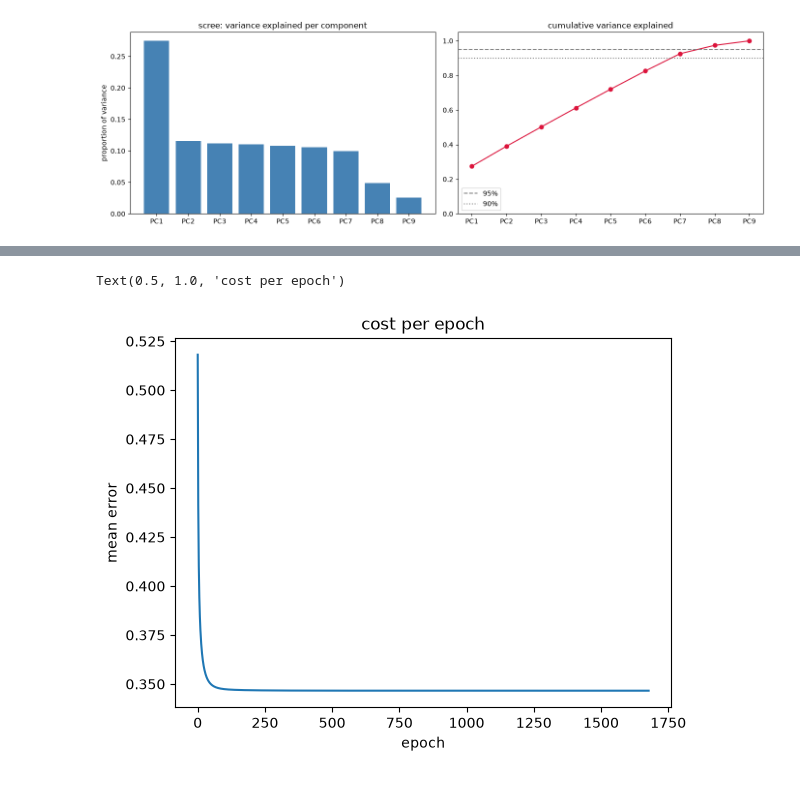
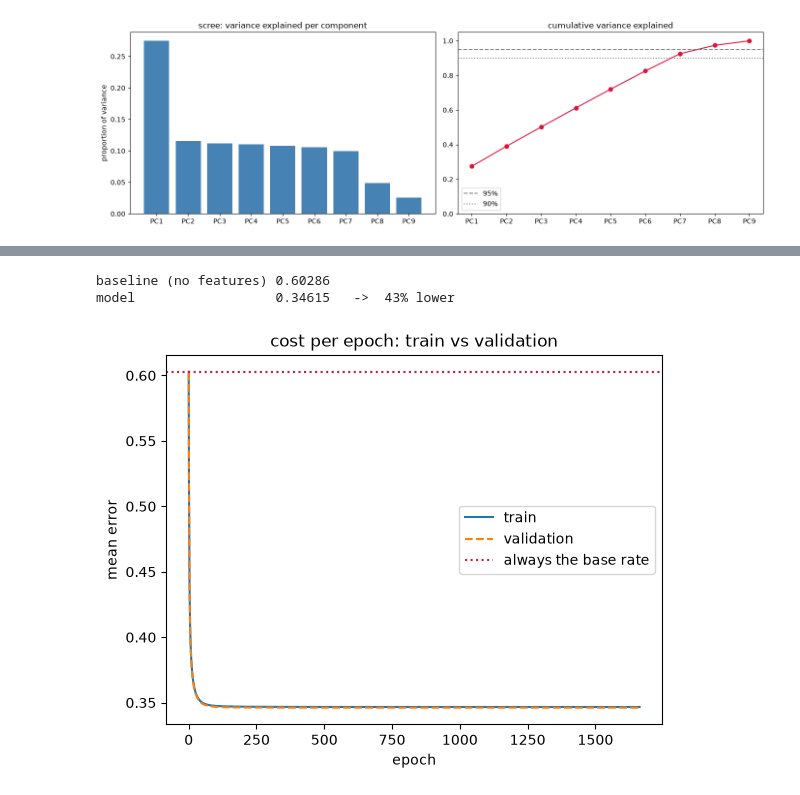
Before and after one commit to CsVazquezz/SmartphoneAddictionModel, a Jupyter notebook: notebooks/logistic_regression_pipeline.ipynb, the cells around one changed output, grey strips where cells are left out. Saved outputs shown, nothing was run; the diff lists cells and outputs as text; code cells hidden in the pictures.

```diff
--- a/notebooks/logistic_regression_pipeline.ipynb
+++ b/notebooks/logistic_regression_pipeline.ipynb
@@ -367,16 +378,20 @@ def h(params, samples):
     acum = np.clip(acum, -500, 500)   # keeps e^acum from overflowing
     return 1 / (1 + np.exp(acum))
 # %%
-def show_errors(params, samples, y):
-    """Mean error of the current params. Only for plotting, not used to update."""
-    global __errors__
-
+def cost(params, samples, y):
+    """Mean error of the current params."""
     hyp = h(params, samples)
     hyp = np.clip(hyp, 1e-10, 1 - 1e-10)      # avoid the log(0) error
 
     error = np.where(y == 1, -np.log(hyp), -np.log(1 - hyp))
-    mean_error_param = error.sum() / len(samples)
+    return error.sum() / len(samples)
 
+
+def show_errors(params, samples, y):
+    """Same number, but also stored in __errors__ so it can be plotted later."""
+    global __errors__
+
+    mean_error_param = cost(params, samples, y)
     __errors__.append(mean_error_param)
     return mean_error_param
 
@@ -388,7 +403,8 @@ def GD(params, samples, y, alfa):
     return params - alfa * (1 / len(samples)) * acum
 # %%
 # x0 = 1 on every row, so params[0] is the intercept
-samples = np.hstack([np.ones((len(X_train), 1)), X_train])   # (691369, 13)
+samples = np.hstack([np.ones((len(X_train), 1)), X_train])
+samples_val = np.hstack([np.ones((len(X_val), 1)), X_val])
 y = y_train.astype(float)
 
 params = np.zeros(samples.shape[1])
@@ -396,6 +412,6 @@ params[0] = np.log(y.mean() / (1 - y.mean()))   # start at the base-rate log-odd
 
 alfa = 0.5        # learning rate
 
-print("samples", samples.shape, "  params", params.shape)
-print("error before training:", round(show_errors(params, samples, y), 5))
+print("samples", samples.shape, "  val", samples_val.shape, "  params", params.shape)
+print("error before training:", round(cost(params, samples, y), 5))
 # %% [output]
@@ -404,11 +420,14 @@ error before training: 0.60267
 # %%
-__errors__ = []
+# start at epoch 0: every weight is still zero, so this point is the baseline
+__errors__ = [cost(params, samples, y)]
+val_errors = [cost(params, samples_val, y_val)]
 epoch = 0
 
 while True:   # run gradient descent until it stops improving
     oldparams = params.copy()
     params = GD(params, samples, y, alfa)
     error = show_errors(params, samples, y)
+    val_errors.append(cost(params, samples_val, y_val))
     epoch = epoch + 1
 
     if epoch % 100 == 0:
@@ -419,4 +438,6 @@ while True:   # run gradient descent until it stops improving
         break
 
 print(f"\nstopped at epoch {epoch}, final error {error:.5f}")
+print("train %.5f   val %.5f   gap %+.5f"
+      % (__errors__[-1], val_errors[-1], val_errors[-1] - __errors__[-1]))
 # %% [output]
@@ -441,11 +463,22 @@ stopped at epoch 1678, final error 0.34658
 # %%
-plt.plot(__errors__)
+# red line = uses no feature at all, always predicts the base rate
+base = y.mean()
+baseline = -(base * np.log(base) + (1 - base) * np.log(1 - base))
+
+plt.plot(__errors__, label="train")
+plt.plot(val_errors, "--", label="validation")
+plt.axhline(baseline, color="crimson", ls=":", label="always the base rate")
 plt.xlabel("epoch")
 plt.ylabel("mean error")
-plt.title("cost per epoch")
+plt.title("cost per epoch: train vs validation")
+plt.legend()
+
+print("baseline (no features) %.5f" % baseline)
+print("model                  %.5f   ->  %.0f%% lower" % (val_errors[-1], 100 * (1 - val_errors[-1] / baseline)))
 # %% [output]
-Text(0.5, 1.0, 'cost per epoch')
+baseline (no features) 0.60286
+model                  0.34615   ->  43% lower
-[figure, old version]
+[figure, new version]
 # %%
 pd.Series(params, index=["intercept"] + columns).round(4).to_frame("params")
 # %% [output]
```
Also changed, not shown: parts of 13 cells of this notebook, 4 other files.
